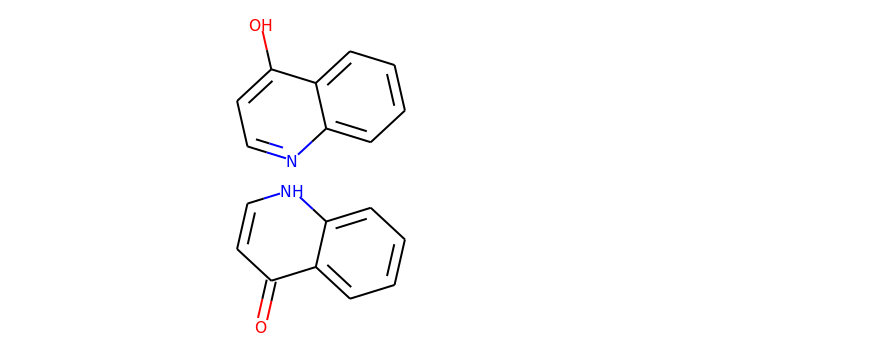
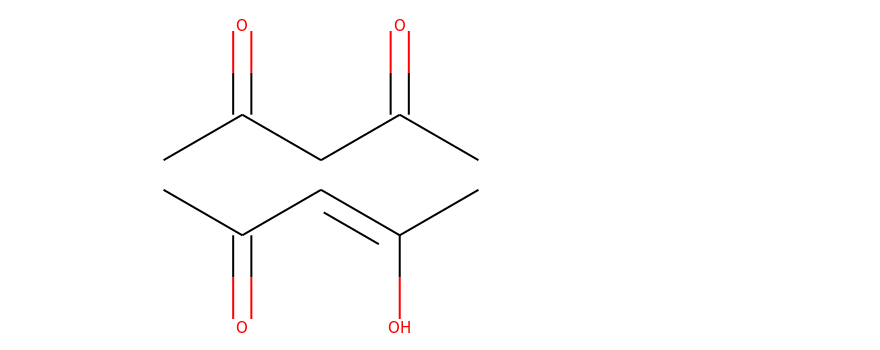
Before and after one commit to choderalab/neutromeratio, a Jupyter notebook: notebooks/analyse_MC.ipynb, the cells around one changed output. Saved outputs shown, nothing was run; the diff lists cells and outputs as text; code cells hidden in the pictures.

```diff
--- a/notebooks/analyse_MC.ipynb
+++ b/notebooks/analyse_MC.ipynb
@@ -39,30 +40,30 @@ angstroms_to_nm = (0.1 * ani_distance_unit) / (1.0 * distance_unit)
 # %%
 exp_results = pickle.load(open('../data/exp_results.pickle', 'rb'))
 
 # specify the system you want to simulate
-#name = 'molDWRow_298'
+name = 'molDWRow_298'
 #name = 'molDWRow_37'
 #name = 'molDWRow_45'
 #name = 'molDWRow_160'
-name = 'molDWRow_590'
+#name = 'molDWRow_590'
 
 # specify a run number
-nr_of_runs = 20
+nr_of_runs = 5
 t1_smiles = exp_results[name]['t1-smiles']
 t2_smiles = exp_results[name]['t2-smiles']
 
 m1 = Chem.MolFromSmiles(t1_smiles)
 AllChem.Compute2DCoords(m1)
 display(m1)
 Draw.MolToFile(m1,f"../data/md_mc_sampling/{name}/{name}_t1.svg")
 
 m2 = Chem.MolFromSmiles(t2_smiles)
 AllChem.Compute2DCoords(m2)
 display(m2)
 Draw.MolToFile(m2,f"../data/md_mc_sampling/{name}/{name}_t2.svg")
 # %% [output]
-[figure, old version]
+[figure, new version]
-[figure, old version]
+[figure, new version]
 # %%
 work_values_t1 = []
 work_values_t2 = []
```
Also changed, not shown: parts of 3 cells of this notebook.
